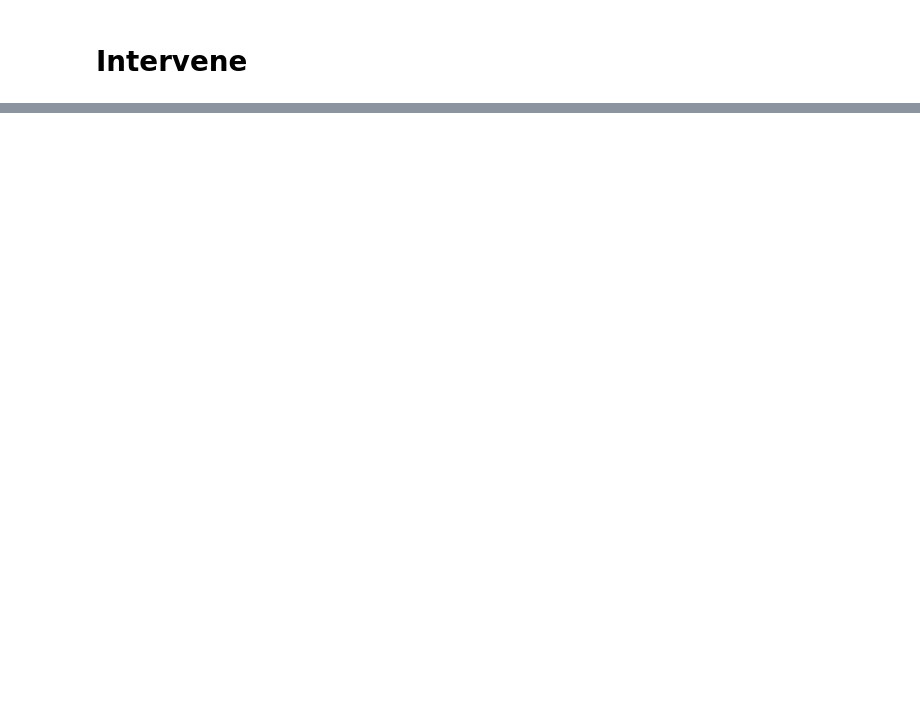
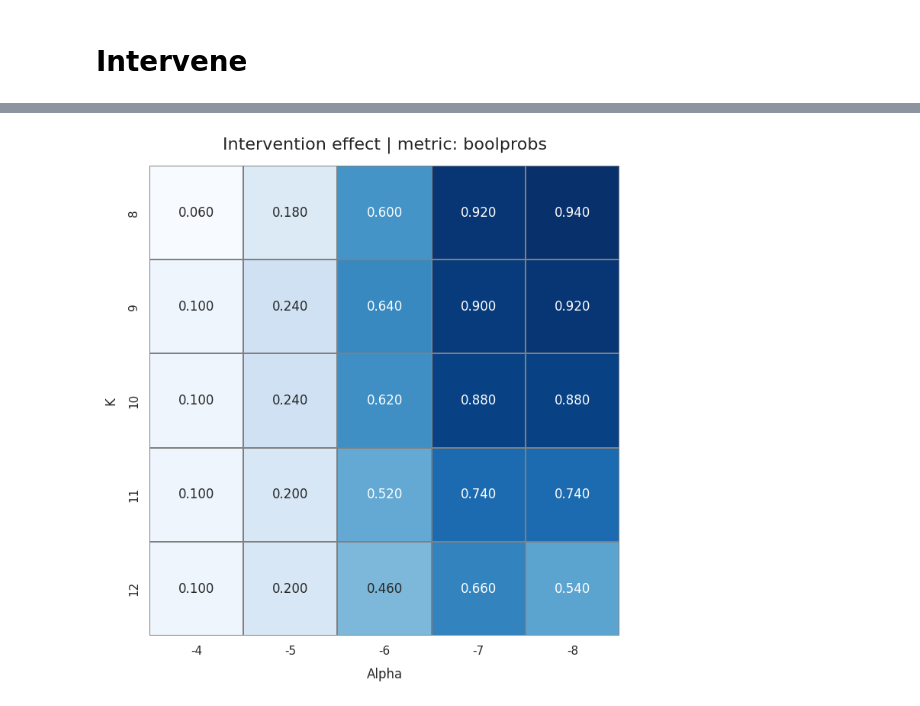
Before and after one commit to Supersheep7/belief-repr1, a Jupyter notebook: exp1.ipynb, the cells around one changed output, grey strips where cells are left out. Saved outputs shown, nothing was run; the diff lists cells and outputs as text; code cells hidden in the pictures; blank space fills up the shorter version.

```diff
--- a/exp1.ipynb
+++ b/exp1.ipynb
@@ -390,9 +432,9 @@ directions = t.stack([t.stack(sublist, dim=0) for sublist in directions], dim=0)
 # %%
 # resid
 
-with open(f'{file_path}{MODEL}_line_accuracies_{probe_config.direction_type}.pkl', 'rb') as file:
+with open(f'{file_path}/thetas/{MODEL}_line_accuracies_{probe_config.direction_type}.pkl', 'rb') as file:
     accuracies = pickle.load(file)
-with open(f'{file_path}{MODEL}_line_directions_{probe_config.direction_type}.pkl', 'rb') as file:
+with open(f'{file_path}/thetas/{MODEL}_line_directions_{probe_config.direction_type}.pkl', 'rb') as file:
     directions = pickle.load(file)
 
 random_directions = [t.rand_like(x, dtype=t.float) * 0.2 - 0.1 for x in directions]
@@ -402,32 +441,35 @@ df_false = df_test[df_test['label'] == 0]
+# %%
+df_for_int = df_test.copy()
+df_for_int['statement'] = df_test['statement'].str[:-1]
+df_true = df_for_int[df_for_int['label'] == 1]
+df_false = df_for_int[df_for_int['label'] == 0]
+df_to_test = df_true # Use df_true for True -> False and df_false for False -> True
 # %%
-test_sentences = list(df_true['statement'])
+test_sentences = list(df_to_test['statement'])
 test_sample = random.sample(
                             test_sentences,
-                            # len(test_sentences)               # Actual test
-                            100                                 # For sweeping purposes
+                            # len(test_sentences)              # Actual test, full dataset
+                            50                                 # For sweeping purposes
                             )
-sampled_df = df_true[df_true['statement'].isin(test_sample)]
+sampled_df = df_to_test[df_to_test['statement'].isin(test_sample)]
 prompts = list(sampled_df['statement'])
 labels = list(sampled_df['label'])
 # %%
-model.to(device)
-model.eval()
-
 ''' == PARAMETER SWEEP == '''
 
-best_k = 76
-best_a = 10
+best_k = 7
+best_a = -4
 
-strength = np.abs(best_k*best_a/(model.cfg.n_heads*model.cfg.n_layers)) # Attn
-# strength = np.abs(best_k*best_a/model.cfg.n_layers) # Resid
+# strength = np.abs(best_k*best_a/(model.cfg.n_heads*model.cfg.n_layers))
+strength = np.abs(best_k*best_a/model.cfg.n_layers) # Resid
 print("Intervention Strength: ", strength)
 
 with autocast('cuda'):
   metric = 'boolprobs'
 
   ''' Find params through sweeping '''
-  ks = [1, 2, 3, 4, 5]
-  alphas = [0, -2, -3, -4, -5] if labels[0] == 1 else [0, 2, 3, 4, 5]     # We steer towards false if we have the true dataset and vice versa
+  ks = [8, 9, 10, 11, 12]
+  alphas = [-4, -5, -6, -7, -8] if labels[0] == 1 else [0, 2, 3, 4, 5]     # We steer towards false if we have the true dataset and vice versa
   ''' Once you have found the best params, use them below with the full dataset'''
   # ks = [best_k]
   # alphas = [0, best_a]                                                  # We keep alpha=0 to see the original accuracy
@@ -436,7 +478,7 @@ with autocast('cuda'):
       model,
       prompts,
       accuracies,
-      random_directions,
+      directions,
       ks=ks,
       alphas=alphas,
       metric=metric,
@@ -447,9 +503,11 @@ with autocast('cuda'):
 # %%
 boolp, probdiff = for_sweep
 
 pretty_sweep(
-             probdiff,              # or boolp
+             boolp,              # or boolp
              ks=ks,
              alphas=alphas,
              metric=metric
              )
+# %% [output]
+[figure, added]
```
Also changed, not shown: parts of 21 cells of this notebook, 4 other files.
